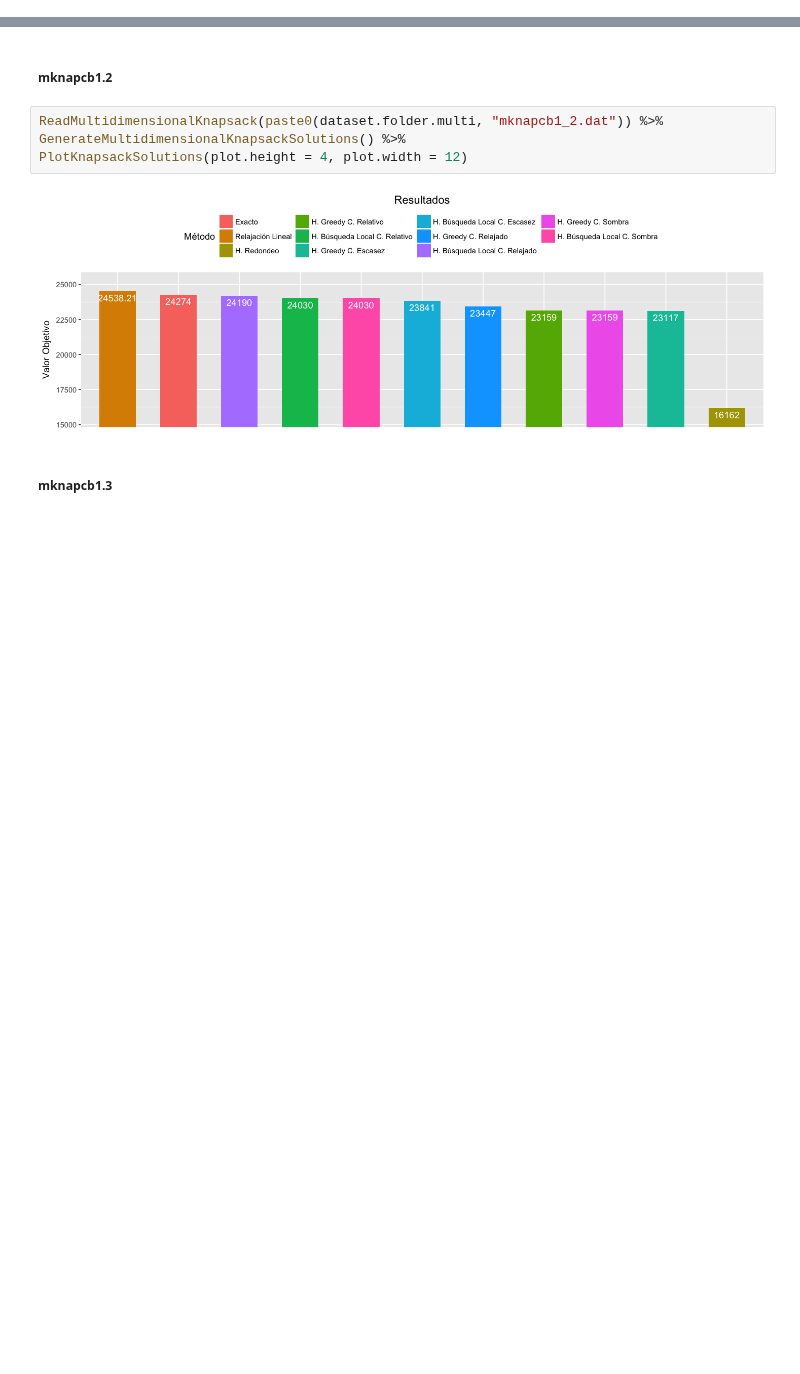
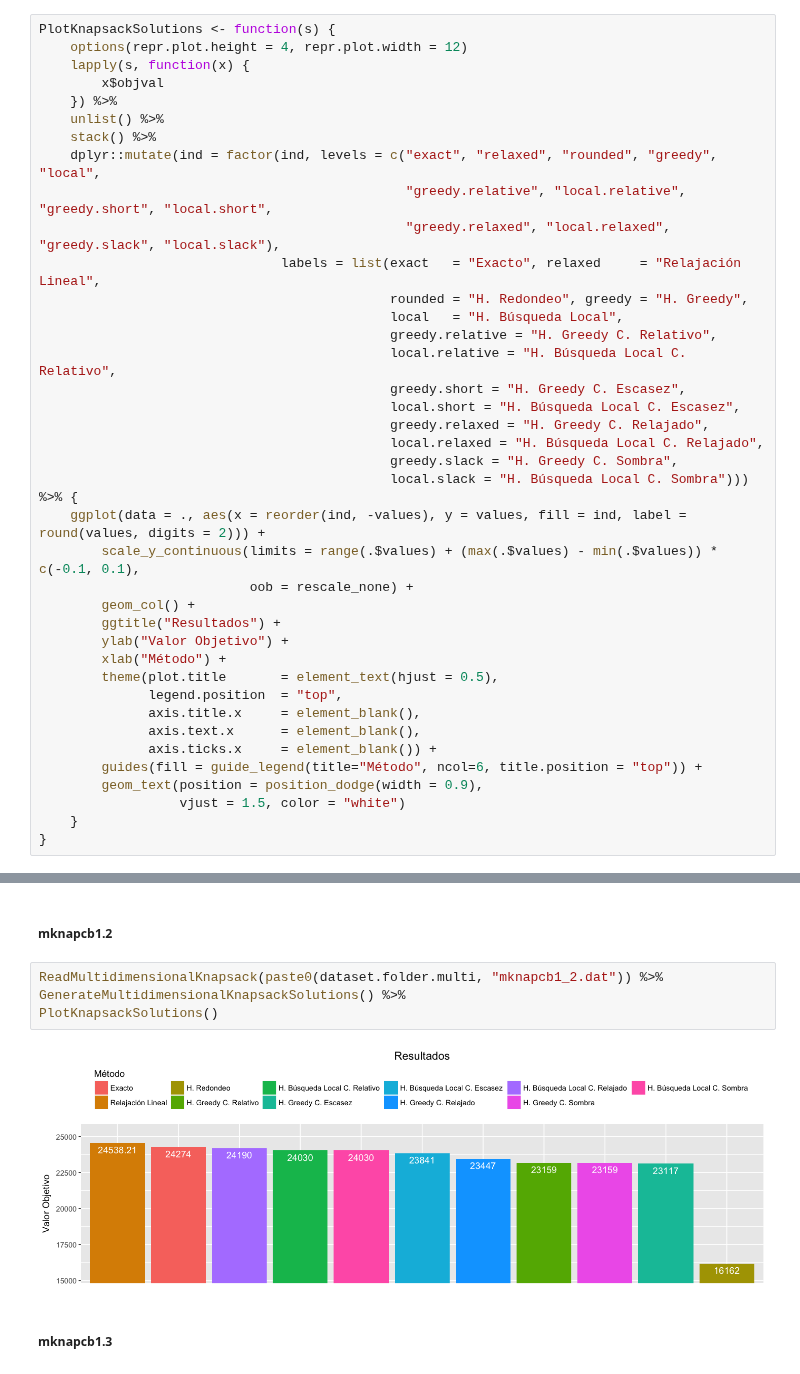
Before and after one commit to garciparedes/integer-programming-heuristics, a Jupyter notebook: integer-programming-knapsack-heuristics.ipynb, the cells around one changed output, grey strips where cells are left out. Saved outputs shown, nothing was run; the diff lists cells and outputs as text; blank space fills up the shorter version.

Commit message:
Merged all plots in a single figure

```diff
--- a/integer-programming-knapsack-heuristics.ipynb
+++ b/integer-programming-knapsack-heuristics.ipynb
@@ -1098,6 +843,45 @@ GenerateMultidimensionalKnapsackSolutions <- function(p, ...) {
 
     return(sol)
 }
+# %%
+PlotKnapsackSolutions <- function(s) {
+    options(repr.plot.height = 4, repr.plot.width = 12)
+    lapply(s, function(x) {
+        x$objval
+    }) %>%
+    unlist() %>%
+    stack() %>%
+    dplyr::mutate(ind = factor(ind, levels = c("exact", "relaxed", "rounded", "greedy", "local",
+                                               "greedy.relative", "local.relative", "greedy.short", "local.short",
+                                               "greedy.relaxed", "local.relaxed", "greedy.slack", "local.slack"),
+                               labels = list(exact   = "Exacto", relaxed     = "Relajación Lineal",
+                                             rounded = "H. Redondeo", greedy = "H. Greedy",
+                                             local   = "H. Búsqueda Local",
+                                             greedy.relative = "H. Greedy C. Relativo",
+                                             local.relative = "H. Búsqueda Local C. Relativo",
+                                             greedy.short = "H. Greedy C. Escasez",
+                                             local.short = "H. Búsqueda Local C. Escasez",
+                                             greedy.relaxed = "H. Greedy C. Relajado",
+                                             local.relaxed = "H. Búsqueda Local C. Relajado",
+                                             greedy.slack = "H. Greedy C. Sombra",
+                                             local.slack = "H. Búsqueda Local C. Sombra"))) %>% {
+    ggplot(data = ., aes(x = reorder(ind, -values), y = values, fill = ind, label = round(values, digits = 2))) +
+        scale_y_continuous(limits = range(.$values) + (max(.$values) - min(.$values)) * c(-0.1, 0.1),
+                           oob = rescale_none) +
+        geom_col() +
+        ggtitle("Resultados") +
+        ylab("Valor Objetivo") +
+        xlab("Método") +
+        theme(plot.title       = element_text(hjust = 0.5),
+              legend.position  = "top",
+              axis.title.x     = element_blank(),
+              axis.text.x      = element_blank(),
+              axis.ticks.x     = element_blank()) +
+        guides(fill = guide_legend(title="Método", ncol=6, title.position = "top")) +
+        geom_text(position = position_dodge(width = 0.9),
+                  vjust = 1.5, color = "white")
+    }
+}
 # %% [markdown]
 ##### mknap1.2
 # %%
@@ -1151,9 +935,9 @@ PlotKnapsackSolutions(plot.height = 4, plot.width = 12)
 # %%
 ReadMultidimensionalKnapsack(paste0(dataset.folder.multi, "mknapcb1_2.dat")) %>%
 GenerateMultidimensionalKnapsackSolutions() %>%
-PlotKnapsackSolutions(plot.height = 4, plot.width = 12)
+PlotKnapsackSolutions()
 # %% [output]
-[figure, old version]
+[figure, new version]
 # %% [markdown]
 ##### mknapcb1.3
 # %%
```
Also changed, not shown: parts of 102 cells of this notebook.
